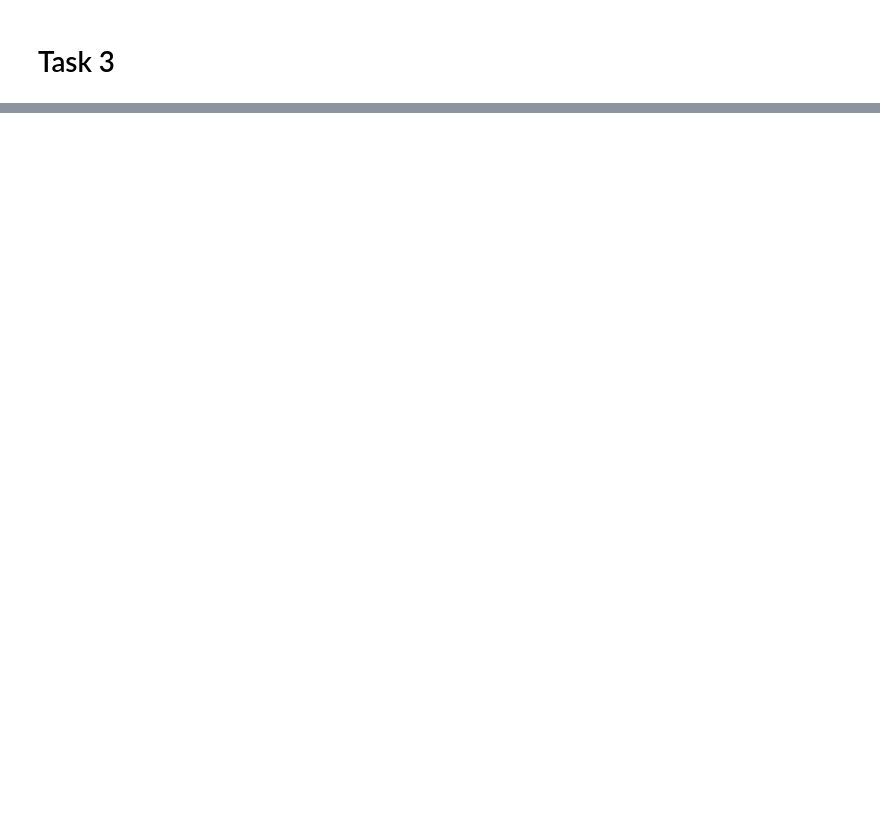
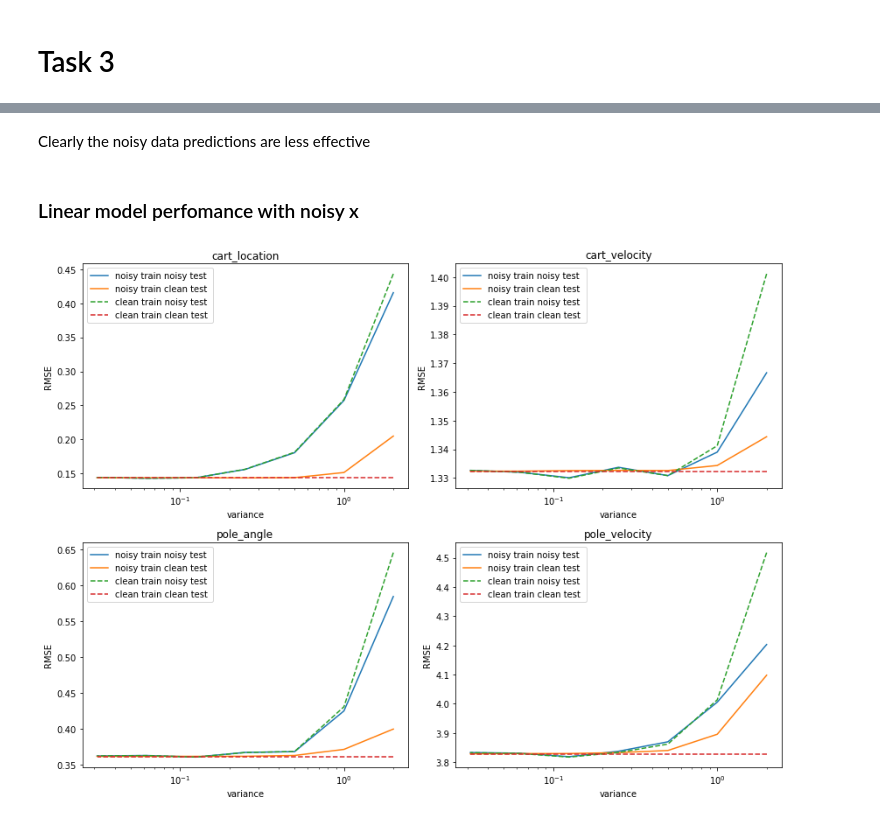
Before and after one commit to jordanesmith/SF3-Machine-Learning-Project, a Jupyter notebook: Task3.ipynb, the cells around one changed output, grey strips where cells are left out. Drawn from its saved outputs; the diff is of its cells as text; code cells hidden in the pictures; blank space fills up the shorter version.

```diff
--- a/Task3.ipynb
+++ b/Task3.ipynb
@@ -36,0 +71,12 @@ sigma = np.std(x_train, axis=0)
+# %%
+x_train_n = add_noise(x_train,var=2)
+x_test_n = add_noise(x_test,var=2)
+sigma_n = np.std(x_train_n, axis=0)
+alpha_n, X_i_vals_n = train_alpha(x_train_n, y_train, no_RBC, sigma_n, n, train_proportion)
+predictions_n = predict(x_test_n, alpha_n, X_i_vals_n, sigma_n)
+
+plot_predictions_vs_actual(predictions, y_test, index_to_variable)
+plt.show()
+plot_predictions_vs_actual(predictions_n, y_test, index_to_variable)
+# plt.savefig(plot_path + 'predictions_of_noisy_data')
+plt.show()
@@ -36,0 +86,62 @@ sigma = np.std(x_train, axis=0)
+# %% [markdown]
+Clearly the noisy data predictions are less effective
+# %% [markdown]
+### Linear model perfomance with noisy x
+# %%
+RMSE_noisy_train_noisy = None
+RMSE_clean_train_noisy = None
+RMSE_noisy_train_clean = None
+RMSE_clean_train_clean = None
+
+var_range = [0.5**i for i in range(-1,6)]
+for var_ in var_range:
+    reg_n = linear_model.LinearRegression()
+    reg_c = linear_model.LinearRegression()
+
+    x_train_n = add_noise(x_train,var=var_)
+    x_test_n = add_noise(x_test,var=var_)
+
+    reg_n.fit(x_train_n, y_train)
+    reg_c.fit(x_train, y_train)
+
+    predictions_n_train_n = reg_n.predict(x_test_n)
+    predictions_c_train_n = reg_n.predict(x_test)
+    predictions_n_train_c = reg_c.predict(x_test_n)
+    predictions_c_train_c = reg_c.predict(x_test)
+
+    RMSE_n_train_n = np.array(display_RMSE(predictions_n_train_n, y_test))
+    RMSE_c_train_n = np.array(display_RMSE(predictions_c_train_n, y_test))
+    RMSE_n_train_c = np.array(display_RMSE(predictions_n_train_c, y_test))
+    RMSE_c_train_c = np.array(display_RMSE(predictions_c_train_c, y_test))
+
+    try:
+        RMSE_noisy_train_noisy = np.vstack((RMSE_noisy_train_noisy, RMSE_n_train_n))
+        RMSE_clean_train_noisy = np.vstack((RMSE_clean_train_noisy, RMSE_c_train_n))
+        RMSE_noisy_train_clean = np.vstack((RMSE_noisy_train_clean, RMSE_n_train_c))
+        RMSE_clean_train_clean = np.vstack((RMSE_clean_train_clean, RMSE_c_train_c))
+
+
+    except:
+        RMSE_noisy_train_noisy = RMSE_n_train_n
+        RMSE_clean_train_noisy = RMSE_c_train_n
+        RMSE_noisy_train_clean = RMSE_n_train_c
+        RMSE_clean_train_clean = RMSE_c_train_c
+
+
+fig,axs = plt.subplots(2,2,figsize=(12,9))
+
+for j in range(4):
+    axs[int(round((j+1)/4,0)),j%2].plot(var_range, RMSE_noisy_train_noisy[:,j], label='noisy train noisy test')
+    axs[int(round((j+1)/4,0)),j%2].plot(var_range, RMSE_clean_train_noisy[:,j], label='noisy train clean test')
+    axs[int(round((j+1)/4,0)),j%2].plot(var_range, RMSE_noisy_train_clean[:,j], '--', label='clean train noisy test ')
+    axs[int(round((j+1)/4,0)),j%2].plot(var_range, RMSE_clean_train_clean[:,j], '--', label='clean train clean test')
+    axs[int(round((j+1)/4,0)),j%2].set_title(index_to_variable[j])
+    axs[int(round((j+1)/4,0)),j%2].legend()
+    axs[int(round((j+1)/4,0)),j%2].set_xlabel('variance')
+    axs[int(round((j+1)/4,0)),j%2].set_ylabel('RMSE')
+    axs[int(round((j+1)/4,0)),j%2].set_xscale('log')
+
+fig.tight_layout()
+# plt.savefig(plot_path + 'RMSE_linear_model_different_noise_levels')
+# %% [output]
+[figure, added]
```
Also changed, not shown: parts of 29 cells of this notebook, 1 other file.
